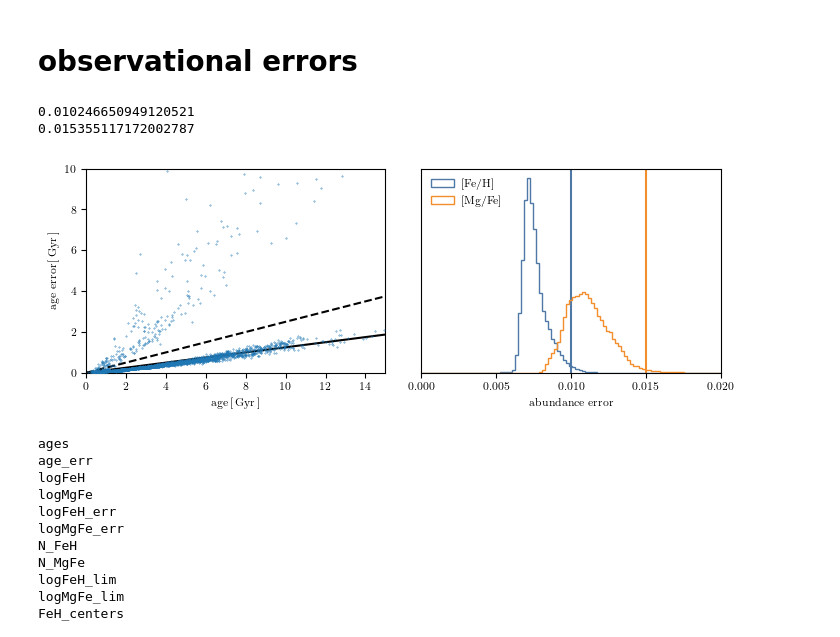
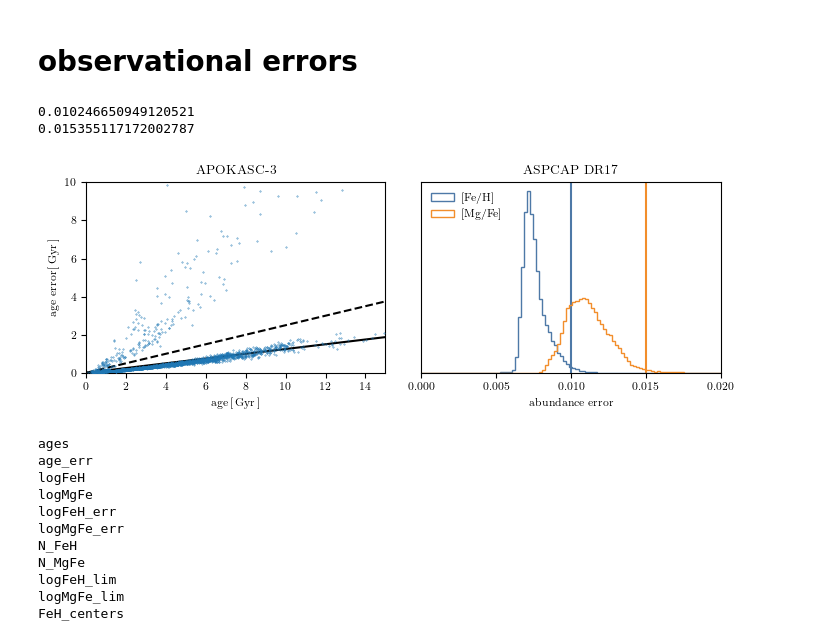
Before and after one commit to gusbeane/Mgdec, a Jupyter notebook: plots/fig1/fig1.ipynb, the cells around one changed output. Drawn from its saved outputs; the diff is of its cells as text; code cells hidden in the pictures.

```diff
--- a/plots/fig1/fig1.ipynb
+++ b/plots/fig1/fig1.ipynb
@@ -1091,34 +1143,37 @@ ax.scatter(MWdat['ages'][key], MWdat['age_err'][key], s=0.1, zorder=3)
 ax.set(xlim=(0, 15), ylim=(0, 10))
 
 ax.set_xlabel(r'$\textrm{age}\,[\,\textrm{Gyr}\,]$')
 ax.set_ylabel(r'$\textrm{age error}\,[\,\textrm{Gyr}\,]$')
 
 # metallicity errors
 ax = axs[1]
 bins = np.linspace(0, 0.02, 100)
 ax.axvline(0.01, c=tb_c[0])
 ax.axvline(0.015, c=tb_c[1])
 
 print(np.percentile(MWdat['logFeH_err'], 99))
 print(np.percentile(MWdat['logMgFe_err'], 99))
 
 ax.hist(MWdat['logFeH_err'], bins=bins, histtype='step', color=tb_c[0], density=True, label=r'$[\textrm{Fe}/\textrm{H}]$')
 ax.hist(MWdat['logMgFe_err'], bins=bins, histtype='step', color=tb_c[1], density=True, label=r'$[\textrm{Mg}/\textrm{Fe}]$')
 ax.legend(frameon=False)
 
 ax.set(xlim=(bins[0], bins[-1]))
 ax.set_xlabel(r'$\textrm{abundance error}$')
 
 ax.set_xticks([0, 0.005, 0.01, 0.015, 0.02])
 ax.set_yticks([])
 
+axs[0].set_title(r'$\textrm{APOKASC-3}$')
+axs[1].set_title(r'$\textrm{ASPCAP DR17}$')
+
 fig.tight_layout()
 
 fig.savefig('obs_error.pdf')
 # %% [output]
 0.010246650949120521
 0.015355117172002787
-[figure, old version]
+[figure, new version]
 # %%
 for k in MWdat.keys():
     print(k)
```
Also changed, not shown: parts of 10 cells of this notebook, 2 other files.
